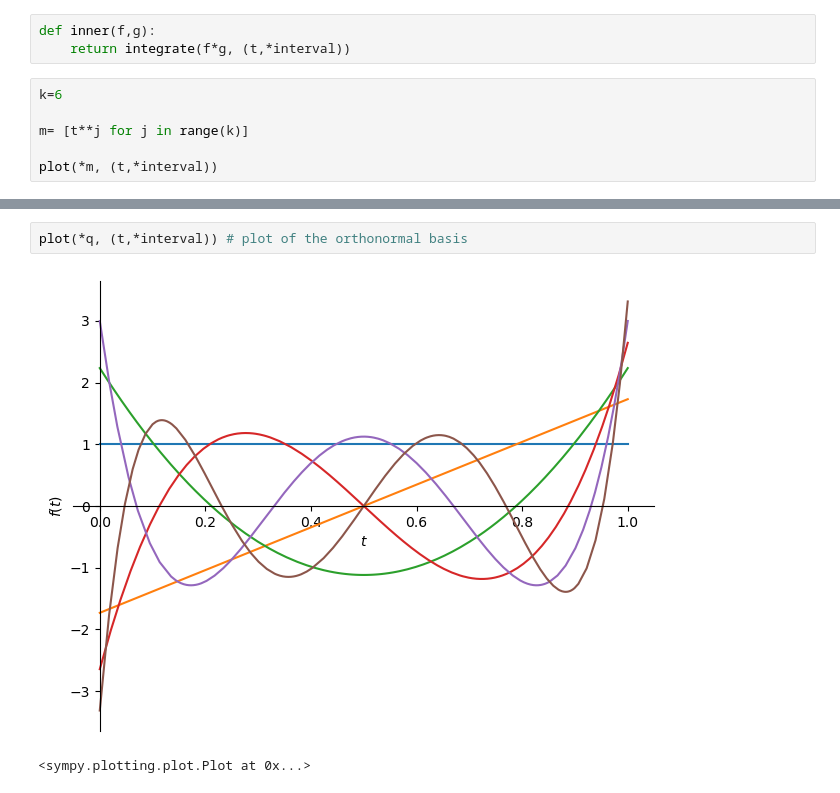
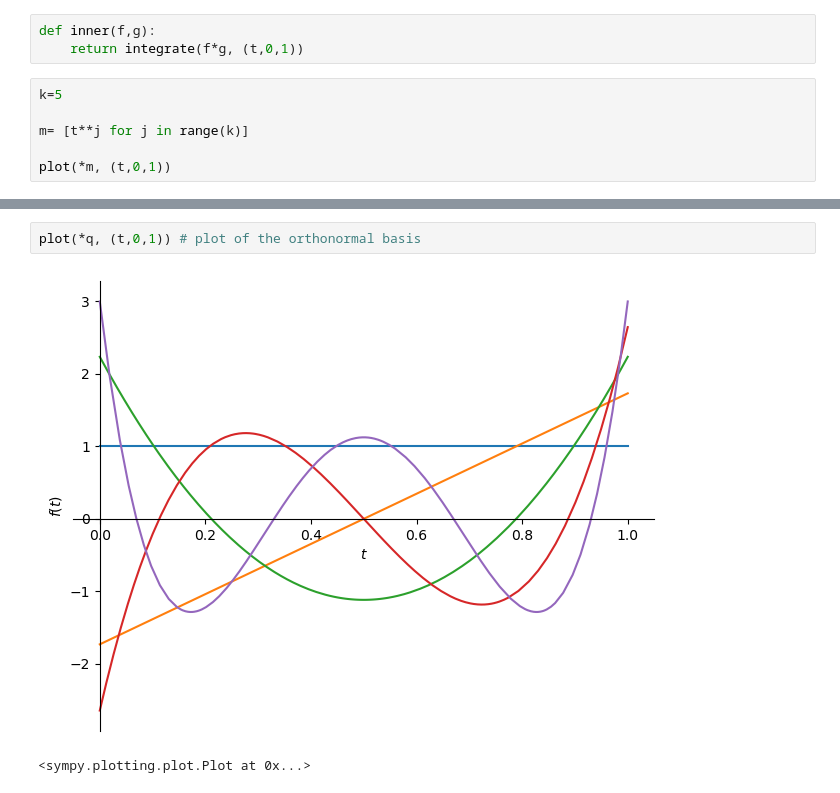
Before and after one commit to bogfjellmo/nmbu-math280, a Jupyter notebook: LectureExamples/2024/Orthogonalpolynomials.ipynb, the cells around one changed output, grey strips where cells are left out. Saved outputs shown, nothing was run; the diff lists cells and outputs as text.

```diff
--- a/LectureExamples/2024/Orthogonalpolynomials.ipynb
+++ b/LectureExamples/2024/Orthogonalpolynomials.ipynb
@@ -7,10 +5,10 @@ interval = (0,1)
 # %%
 def inner(f,g):
-    return integrate(f*g, (t,*interval))
+    return integrate(f*g, (t,0,1))
 # %%
-k=6
+k=5
 
 m= [t**j for j in range(k)]
 
-plot(*m, (t,*interval))
+plot(*m, (t,0,1))
 # %% [output]
@@ -38,5 +35,5 @@ $\displaystyle 252 \sqrt{11} \left(t^{5} - \frac{5 t^{4}}{2} + \frac{20 t^{3}}{9
 # %%
-plot(*q, (t,*interval)) # plot of the orthonormal basis
+plot(*q, (t,0,1)) # plot of the orthonormal basis
 # %% [output]
-[figure, old version]
+[figure, new version]
 <sympy.plotting.plot.Plot at 0x...>
```
Also changed, not shown: parts of 9 cells of this notebook, 1 other file.
